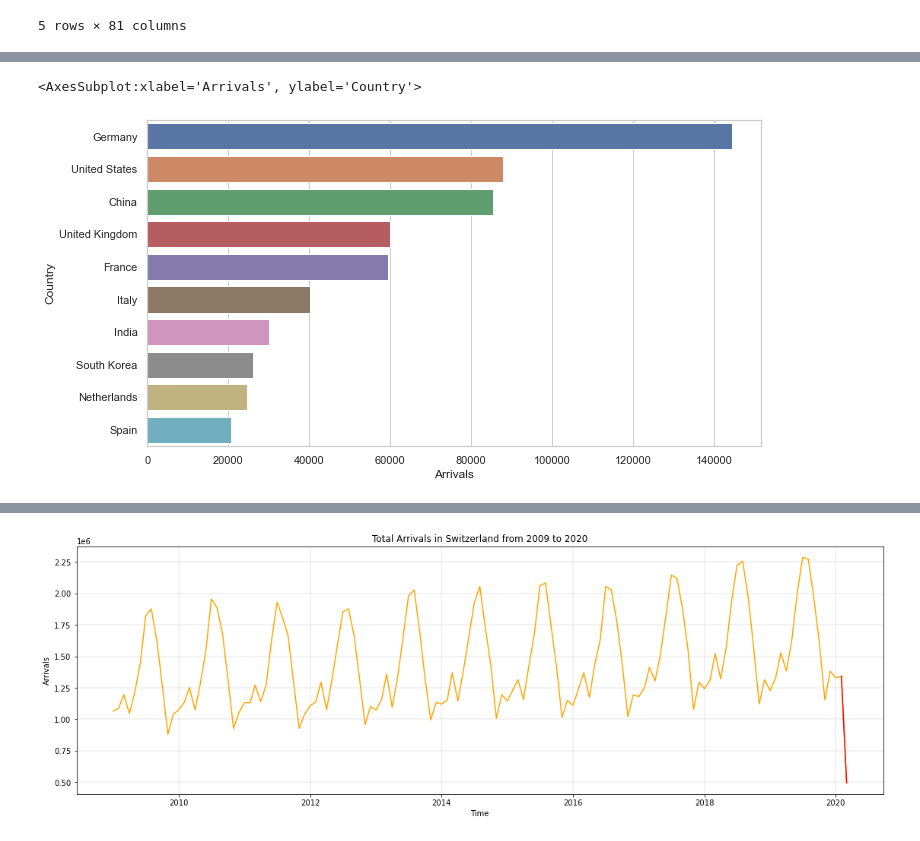
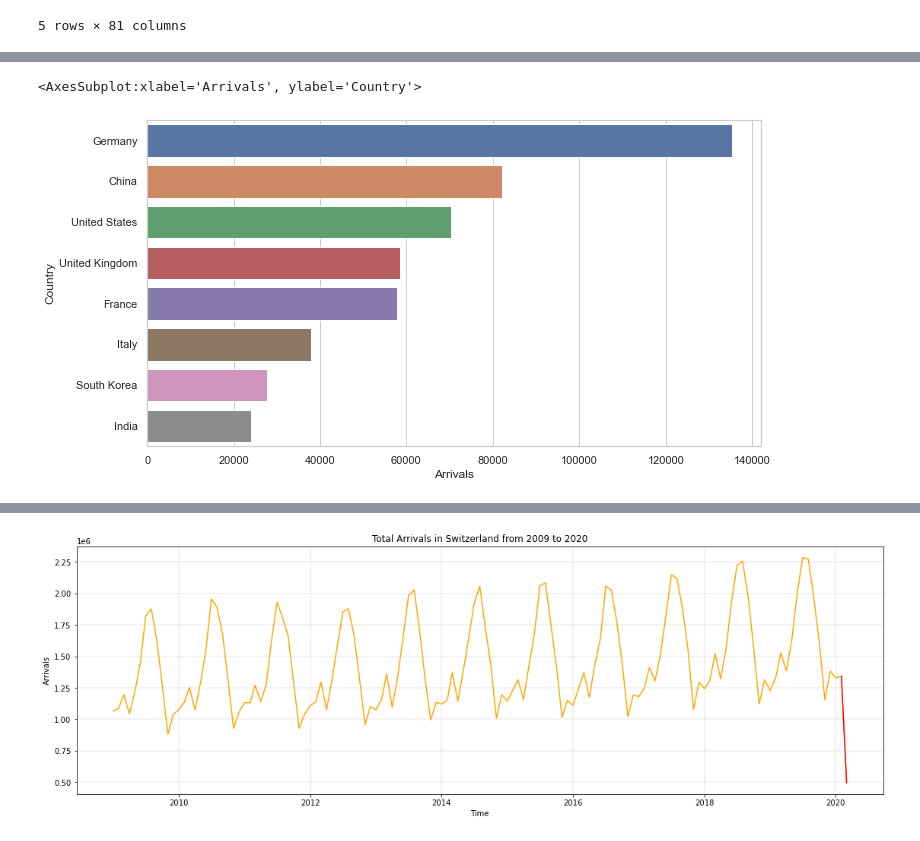
Before and after one commit to naayem/SwissHotelArrivalsPredictor, a Jupyter notebook: Project.ipynb, the cells around one changed output, grey strips where cells are left out. Cells and saved outputs as stored; diff of their text form; code cells hidden in the pictures.

```diff
--- a/Project.ipynb
+++ b/Project.ipynb
@@ -57,3 +58,7 @@ total_arrivals_per_country =  data.groupby(data.index.map(lambda x : x.year)).me
+# %%
+#Taking the median per year for every country
+total_arrivals_per_country =  data.groupby(data.index.map(lambda x : x.year)).median().T
+total_arrivals_per_country_during_corona = corona_yearly_periods.groupby(corona_yearly_periods.index.map(lambda x : x.year)).median().T
 # %%
 total_arrivals_per_country.head(3)
 # %% [output]
@@ -84,9 +125,9 @@ total_arrivals_per_country_2018
 # %%
 import seaborn as sns
 
 sns.set(rc={'figure.figsize':(11,6)})
 sns.set(style='whitegrid')
-sns.barplot(x='Arrivals' , y='Country', data = total_arrivals_per_country_2018[:10], orient='h')
+sns.barplot(x='Arrivals' , y='Country', data = total_arrivals_per_country_2018[:8], orient='h')
 # %% [output]
 <AxesSubplot:xlabel='Arrivals', ylabel='Country'>
-[figure, old version]
+[figure, new version]
```
Also changed, not shown: parts of 16 cells of this notebook, 4 other files.
